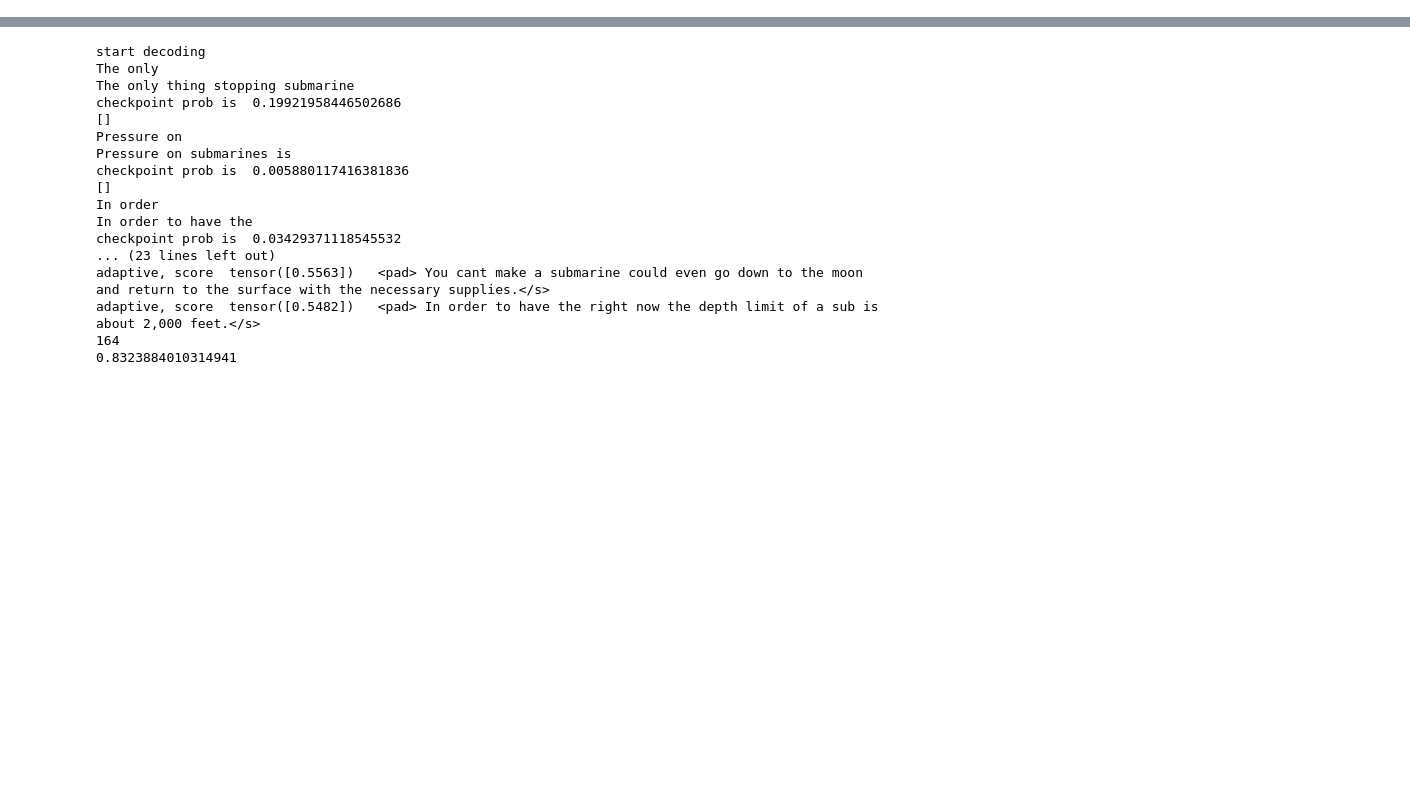
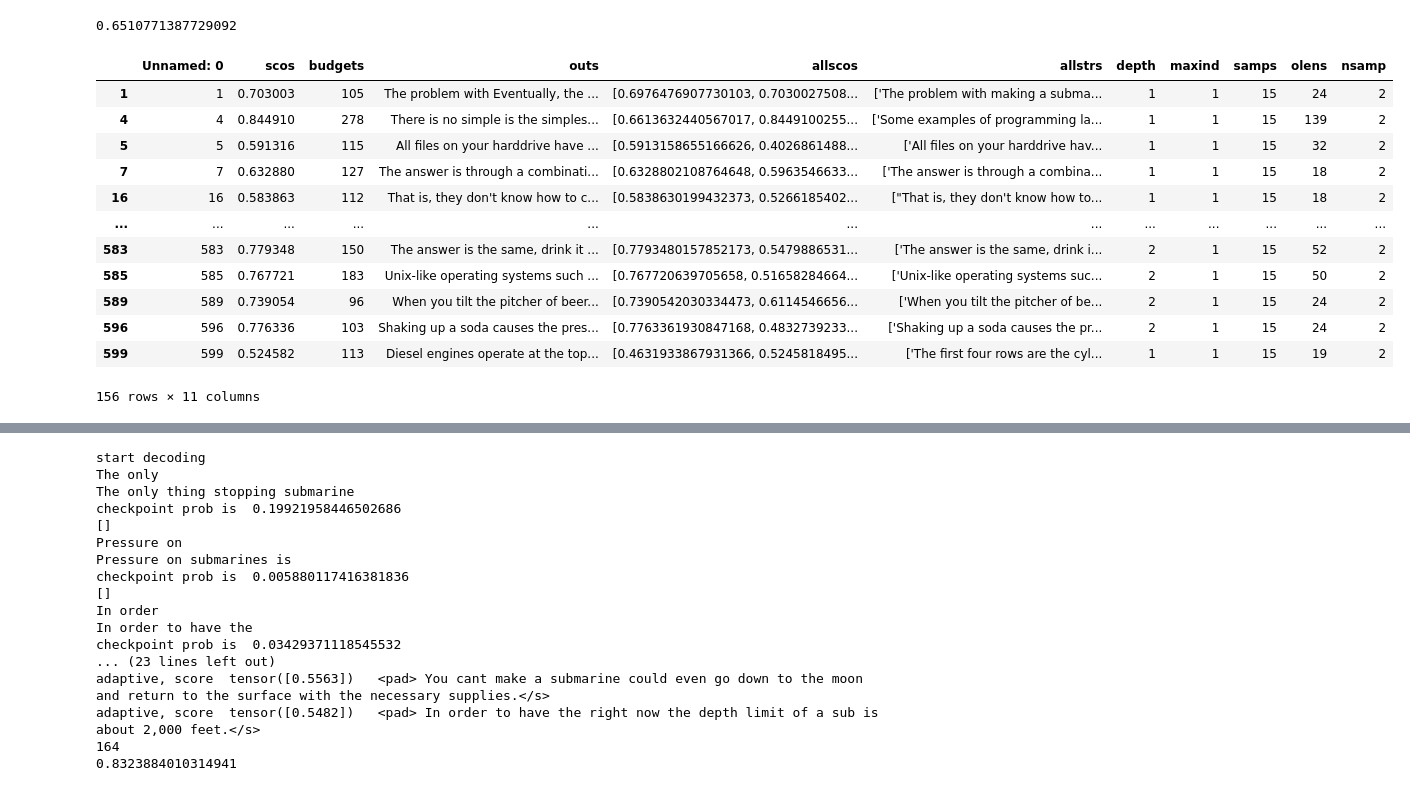
Before and after one commit to PrasannS/tfr-decoding, a Jupyter notebook: explore_pfsamp.ipynb, the cells around one changed output, grey strips where cells are left out. Cells and saved outputs as stored; diff of their text form; code cells hidden in the pictures; blank space fills up the shorter version.

```diff
--- a/explore_pfsamp.ipynb
+++ b/explore_pfsamp.ipynb
@@ -11,0 +63,2 @@ import matplotlib.pyplot as plt
+# %%
+eh1 = pd.read_csv("/home/prasann/Projects/tfr-decoding/output/hparam_explore3/enhsamp10_20_30.csv", index_col=False)
@@ -11,0 +75,2 @@ import matplotlib.pyplot as plt
+# %%
+eh1['nsamp'] = [len(literal_eval(a)) for a in eh1['allscos']]
@@ -11,0 +89,3 @@ import matplotlib.pyplot as plt
+# %%
+olens = [len(s.split(" ")) for s in eh1.outs]
+eh1['olens'] = olens
@@ -11,0 +152,21 @@ import matplotlib.pyplot as plt
+# %%
+tmp = eh1[eh1.nsamp>1]
+tmp[tmp.depth==0].scos.mean()
+# %% [output]
+0.6510771387729092
+# %%
+eh1[eh1.nsamp>1]['']
+# %% [output]
+|  | Unnamed: 0 | scos | budgets | outs | allscos | allstrs | depth | maxind | samps | olens | nsamp |
+| 1 | 1 | 0.703003 | 105 | The problem with Eventually, the ... | [0.6976476907730103, 0.7030027508... | ['The problem with making a subma... | 1 | 1 | 15 | 24 | 2 |
+| 4 | 4 | 0.844910 | 278 | There is no simple is the simples... | [0.6613632440567017, 0.8449100255... | ['Some examples of programming la... | 1 | 1 | 15 | 139 | 2 |
+| 5 | 5 | 0.591316 | 115 | All files on your harddrive have ... | [0.5913158655166626, 0.4026861488... | ['All files on your harddrive hav... | 1 | 1 | 15 | 32 | 2 |
+| 7 | 7 | 0.632880 | 127 | The answer is through a combinati... | [0.6328802108764648, 0.5963546633... | ['The answer is through a combina... | 1 | 1 | 15 | 18 | 2 |
+| 16 | 16 | 0.583863 | 112 | That is, they don't know how to c... | [0.5838630199432373, 0.5266185402... | ["That is, they don't know how to... | 1 | 1 | 15 | 18 | 2 |
+| ... | ... | ... | ... | ... | ... | ... | ... | ... | ... | ... | ... |
+| 583 | 583 | 0.779348 | 150 | The answer is the same, drink it ... | [0.7793480157852173, 0.5479886531... | ['The answer is the same, drink i... | 2 | 1 | 15 | 52 | 2 |
+| 585 | 585 | 0.767721 | 183 | Unix-like operating systems such ... | [0.767720639705658, 0.51658284664... | ['Unix-like operating systems suc... | 2 | 1 | 15 | 50 | 2 |
+| 589 | 589 | 0.739054 | 96 | When you tilt the pitcher of beer... | [0.7390542030334473, 0.6114546656... | ['When you tilt the pitcher of be... | 2 | 1 | 15 | 24 | 2 |
+| 596 | 596 | 0.776336 | 103 | Shaking up a soda causes the pres... | [0.7763361930847168, 0.4832739233... | ['Shaking up a soda causes the pr... | 2 | 1 | 15 | 24 | 2 |
+| 599 | 599 | 0.524582 | 113 | Diesel engines operate at the top... | [0.4631933867931366, 0.5245818495... | ['The first four rows are the cyl... | 1 | 1 | 15 | 19 | 2 |
+156 rows × 11 columns
```
Also changed, not shown: parts of 39 cells of this notebook, 9 other files.
